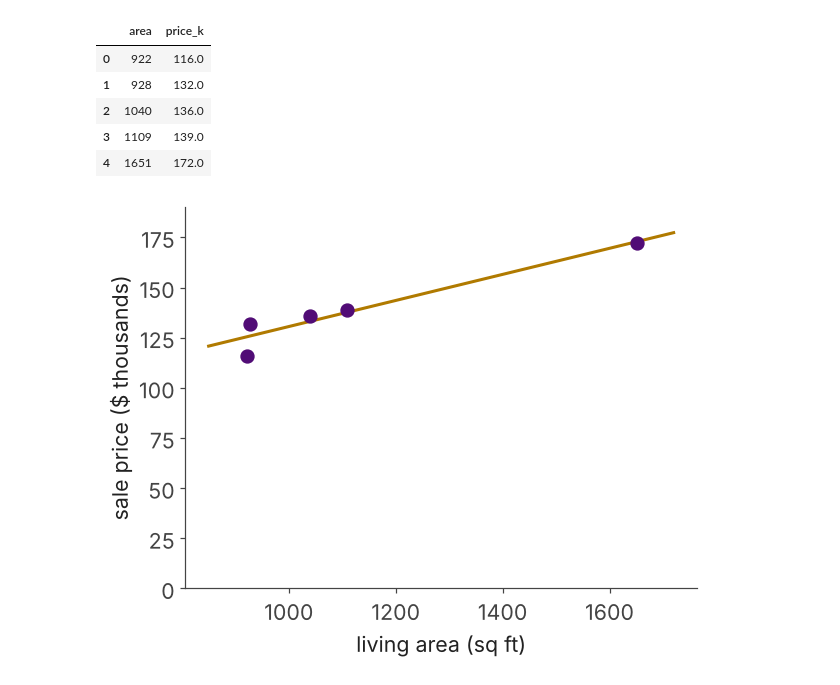
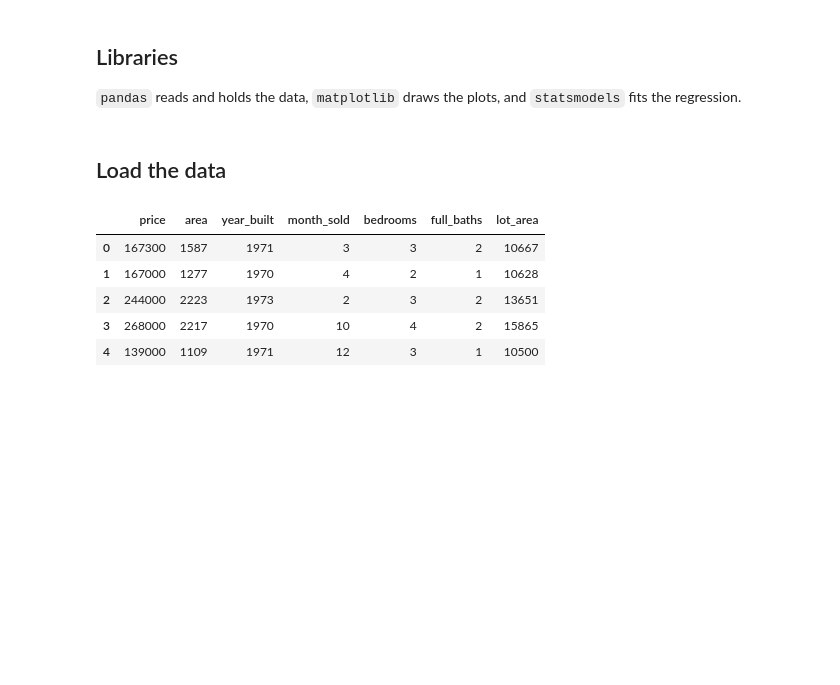
Before and after one commit to ust-buan-640/buan-640-notebooks, a Jupyter notebook: notebooks/m11-3-computing-the-line.ipynb, the cells around one changed output. Cells and saved outputs as stored; diff of their text form; code cells hidden in the pictures; blank space fills up the shorter version.

Commit message:
updated the fitting the lines notebook

```diff
--- a/notebooks/m11-3-computing-the-line.ipynb
+++ b/notebooks/m11-3-computing-the-line.ipynb
@@ -40,0 +9,4 @@ To see every step, we take five of the 89 homes. Prices are in thousands of doll
+# %% [markdown]
+## Libraries
+
+`pandas` reads and holds the data, `matplotlib` draws the plots, and `statsmodels` fits the regression.
@@ -41,24 +17,12 @@ To see every step, we take five of the 89 homes. Prices are in thousands of doll
+# %% [markdown]
+## Load the data
 # %%
-five = pd.read_csv("https://raw.githubusercontent.com/ust-buan-640/buan-640-notebooks/main/data/five_homes.csv")
-five["price_k"] = five["price"] / 1000
-five[["area", "price_k"]]
+homes = pd.read_csv("https://raw.githubusercontent.com/ust-buan-640/buan-640-notebooks/main/data/north_ames_2007.csv")
+homes.head()
 # %% [output]
-|  | area | price_k |
-| 0 | 922 | 116.0 |
-| 1 | 928 | 132.0 |
-| 2 | 1040 | 136.0 |
-| 3 | 1109 | 139.0 |
-| 4 | 1651 | 172.0 |
+|  | price | area | year_built | month_sold | bedrooms | full_baths | lot_area |
+| 0 | 167300 | 1587 | 1971 | 3 | 3 | 2 | 10667 |
+| 1 | 167000 | 1277 | 1970 | 4 | 2 | 1 | 10628 |
+| 2 | 244000 | 2223 | 1973 | 2 | 3 | 2 | 13651 |
+| 3 | 268000 | 2217 | 1970 | 10 | 4 | 2 | 15865 |
+| 4 | 139000 | 1109 | 1971 | 12 | 3 | 1 | 10500 |
-# %%
-# ---------------- 5. five homes for the hand calculation ----------------
-five_fig = pd.read_csv("https://raw.githubusercontent.com/ust-buan-640/buan-640-notebooks/main/data/five_homes.csv")
-fx, fy = five_fig.area.values.astype(float), five_fig.price.values / 1000
-fa, fb = fit(fx, fy)
-fig, ax = plt.subplots(figsize=(6, 4.5))
-xx = np.linspace(850, 1720, 20)
-ax.plot(xx, fa + fb * xx, color=GOLD, lw=2)
-ax.scatter(fx, fy, color=PURPLE, s=70, zorder=3)
-ax.set_ylim(0, 190); ax.set_xlabel("living area (sq ft)"); ax.set_ylabel("sale price ($ thousands)")
-plt.show()  # f35_five_homes.png
-# %% [output]
-[figure, removed]
```
Also changed, not shown: parts of 25 cells of this notebook.
